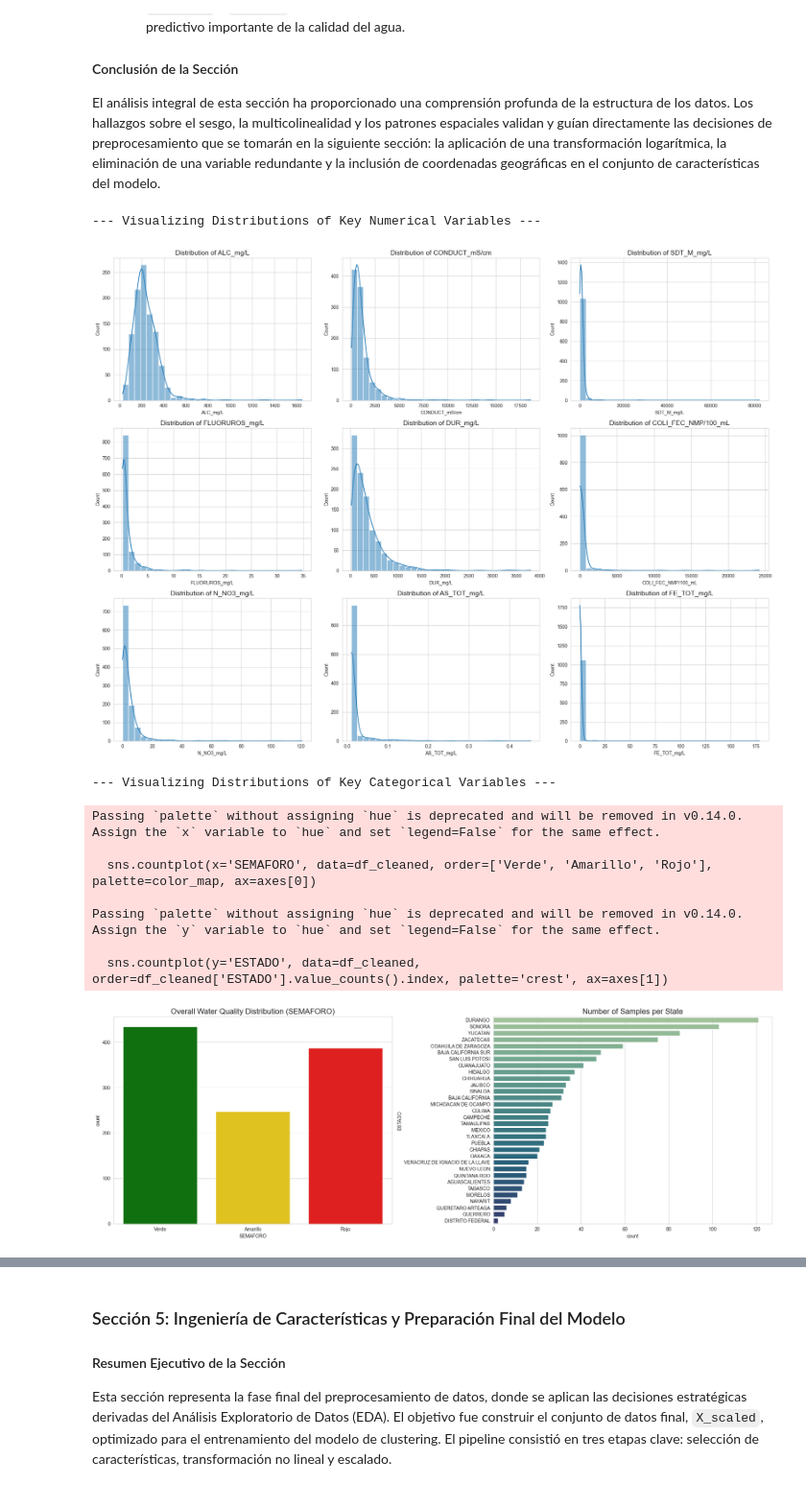
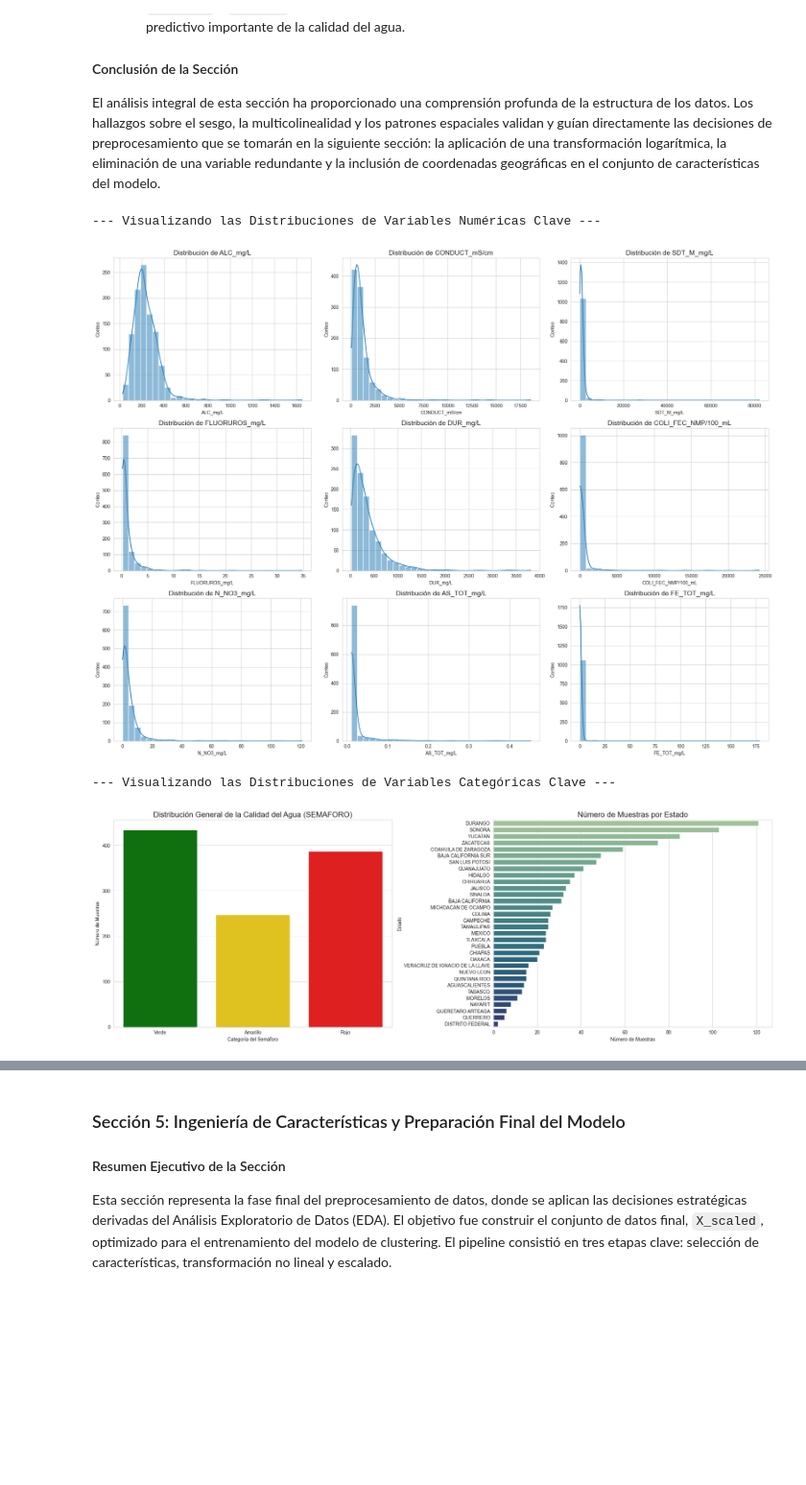
Before and after one commit to danvalvrd/ProyectoFinalIACenfo, a Jupyter notebook: EDA-Danny.ipynb, the cells around one changed output, grey strips where cells are left out. Shown at 96% size. Saved outputs shown, nothing was run; the diff lists cells and outputs as text; code cells hidden in the pictures; blank space fills up the shorter version.

```diff
--- a/EDA-Danny.ipynb
+++ b/EDA-Danny.ipynb
@@ -418,44 +429,49 @@ En esta sección, se realizó un análisis multifacético de los datos limpios (
 
 El análisis integral de esta sección ha proporcionado una comprensión profunda de la estructura de los datos. Los hallazgos sobre el sesgo, la multicolinealidad y los patrones espaciales validan y guían directamente las decisiones de preprocesamiento que se tomarán en la siguiente sección: la aplicación de una transformación logarítmica, la eliminación de una variable redundante y la inclusión de coordenadas geográficas en el conjunto de características del modelo.
 # %%
+# --- Sección 4.1: Análisis Univariado (Variables Individuales) ---
+
 if 'df_cleaned' in locals() and df_cleaned is not None:
-    # --- Distributions of Key Numerical Variables ---
-    print("--- Visualizing Distributions of Key Numerical Variables ---")
+    # --- Distribuciones de Variables Numéricas Clave ---
+    print("--- Visualizando las Distribuciones de Variables Numéricas Clave ---")
     fig, axes = plt.subplots(3, 3, figsize=(20, 15))
     cols_to_plot = ['ALC_mg/L', 'CONDUCT_mS/cm', 'SDT_M_mg/L', 'FLUORUROS_mg/L', 'DUR_mg/L',
                     'COLI_FEC_NMP/100_mL', 'N_NO3_mg/L', 'AS_TOT_mg/L', 'FE_TOT_mg/L']
 
     for i, col in enumerate(cols_to_plot):
         if col in df_cleaned.columns:
             ax = axes.flatten()[i]
             sns.histplot(df_cleaned[col], kde=True, ax=ax, bins=30)
-            ax.set_title(f'Distribution of {col}', fontsize=14)
+            ax.set_title(f'Distribución de {col}', fontsize=14)
+            ax.set_xlabel(col) # Añadir etiqueta X para claridad
+            ax.set_ylabel('Conteo') # Añadir etiqueta Y para claridad
     plt.tight_layout()
     plt.show()
 
-    # --- Distributions of Key Categorical Variables ---
-    print("\n--- Visualizing Distributions of Key Categorical Variables ---")
+    # --- Distribuciones de Variables Categóricas Clave ---
+    print("\n--- Visualizando las Distribuciones de Variables Categóricas Clave ---")
     fig, axes = plt.subplots(1, 2, figsize=(20, 7))
+
+    # Gráfico 1: Distribución del SEMAFORO
     color_map = {'Verde': 'green', 'Amarillo': 'gold', 'Rojo': 'red'}
     sns.countplot(x='SEMAFORO', data=df_cleaned, order=['Verde', 'Amarillo', 'Rojo'], palette=color_map, ax=axes[0])
-    axes[0].set_title('Overall Water Quality Distribution (SEMAFORO)', fontsize=16)
+    axes[0].set_title('Distribución General de la Calidad del Agua (SEMAFORO)', fontsize=16)
+    axes[0].set_xlabel('Categoría del Semáforo')
+    axes[0].set_ylabel('Número de Muestras')
 
+    # Gráfico 2: Número de muestras por Estado
     sns.countplot(y='ESTADO', data=df_cleaned, order=df_cleaned['ESTADO'].value_counts().index, palette='crest', ax=axes[1])
-    axes[1].set_title('Number of Samples per State', fontsize=16)
+    axes[1].set_title('Número de Muestras por Estado', fontsize=16)
+    axes[1].set_xlabel('Número de Muestras')
+    axes[1].set_ylabel('Estado')
+
     plt.tight_layout()
     plt.show()
 else:
-    print("DataFrame 'df_cleaned' not found. Please ensure the previous steps ran correctly.")
+    print("El DataFrame 'df_cleaned' no fue encontrado. Asegúrate de que los pasos anteriores se ejecutaron correctamente.")
 # %% [output]
---- Visualizing Distributions of Key Numerical Variables ---
+--- Visualizando las Distribuciones de Variables Numéricas Clave ---
 [figure]
---- Visualizing Distributions of Key Categorical Variables ---
+--- Visualizando las Distribuciones de Variables Categóricas Clave ---
-Passing `palette` without assigning `hue` is deprecated and will be removed in v0.14.0. Assign the `x` variable to `hue` and set `legend=False` for the same effect.
-
-  sns.countplot(x='SEMAFORO', data=df_cleaned, order=['Verde', 'Amarillo', 'Rojo'], palette=color_map, ax=axes[0])
-
-Passing `palette` without assigning `hue` is deprecated and will be removed in v0.14.0. Assign the `y` variable to `hue` and set `legend=False` for the same effect.
-
-  sns.countplot(y='ESTADO', data=df_cleaned, order=df_cleaned['ESTADO'].value_counts().index, palette='crest', ax=axes[1])
-[figure, old version]
+[figure, new version]
 # %%
```
Also changed, not shown: parts of 13 cells of this notebook.
